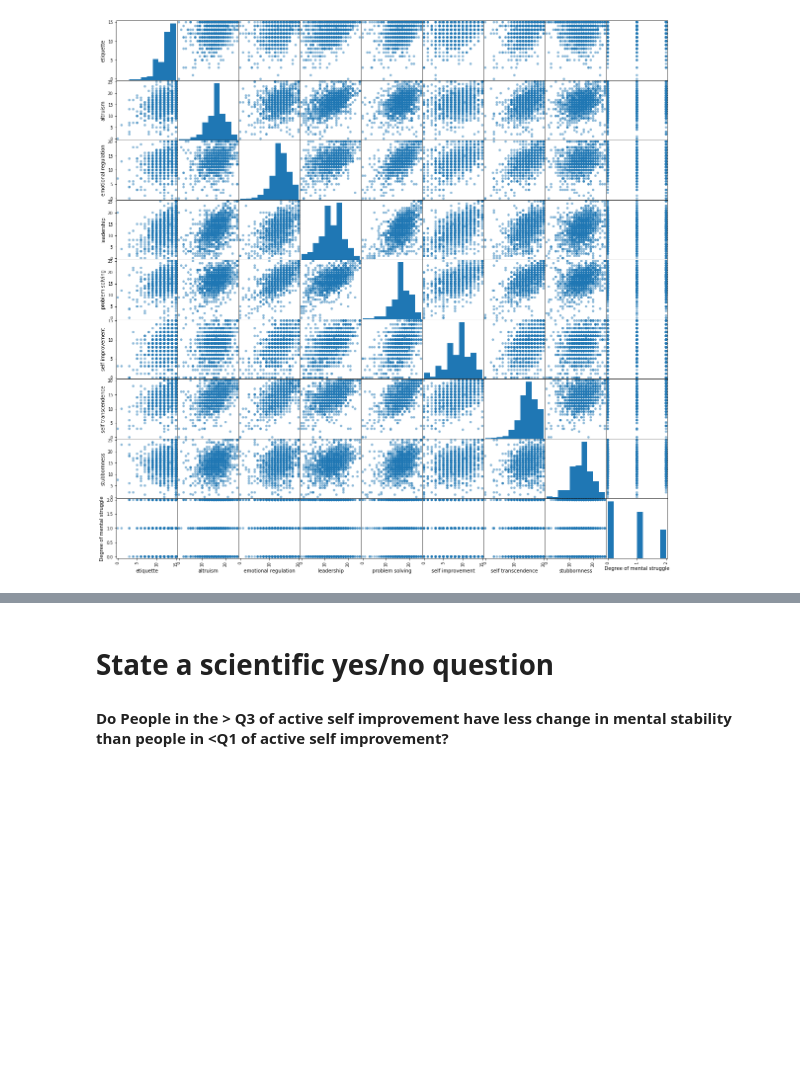
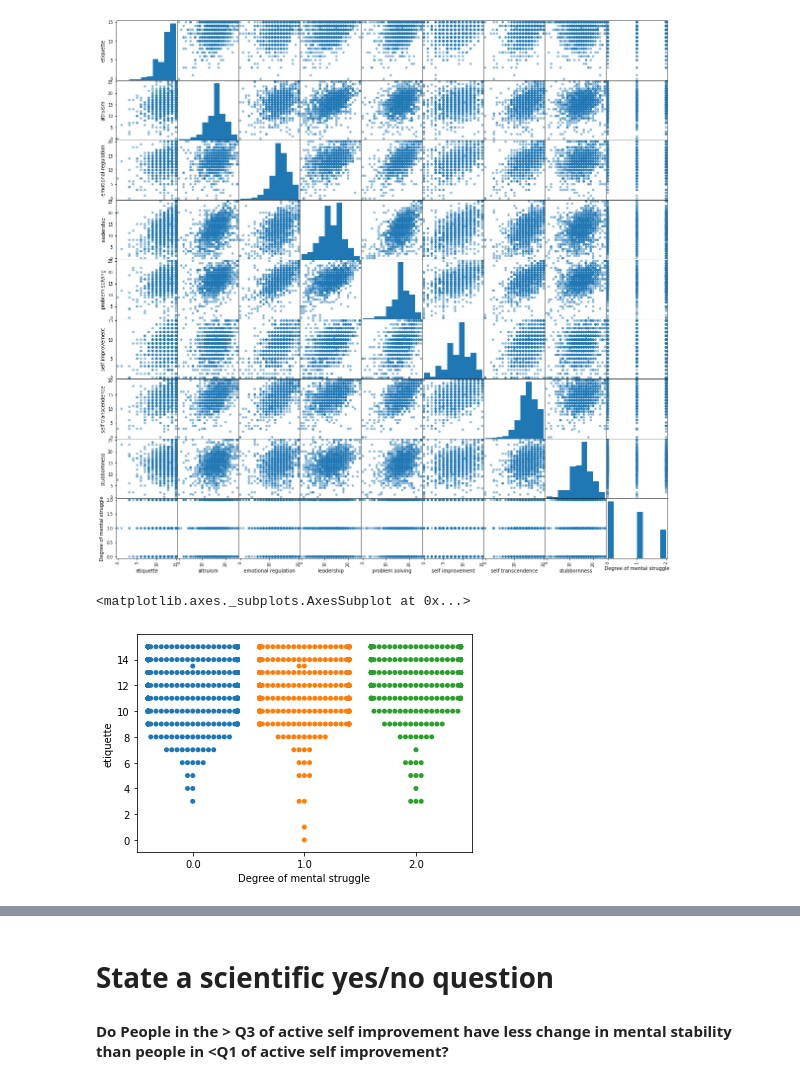
Before and after one commit to josephshanks/JapanEarthquake2011, a Jupyter notebook: S1.ipynb, the cells around one changed output, grey strips where cells are left out. Cells and saved outputs as stored; diff of their text form; code cells hidden in the pictures; blank space fills up the shorter version.

```diff
--- a/S1.ipynb
+++ b/S1.ipynb
@@ -615,0 +601,12 @@ sns.stripplot(data=df_frog,
+# %%
+def jitterplot(col):
+
+    return sns.swarmplot(data=df_df,
+                  x=df_df['Degree of mental struggle'],
+                  y=df_df[col]);
+                  #jitter=True);
+# %%
+jitterplot('etiquette')
+# %% [output]
+<matplotlib.axes._subplots.AxesSubplot at 0x...>
+[figure, added]
```
Also changed, not shown: parts of 21 cells of this notebook.
